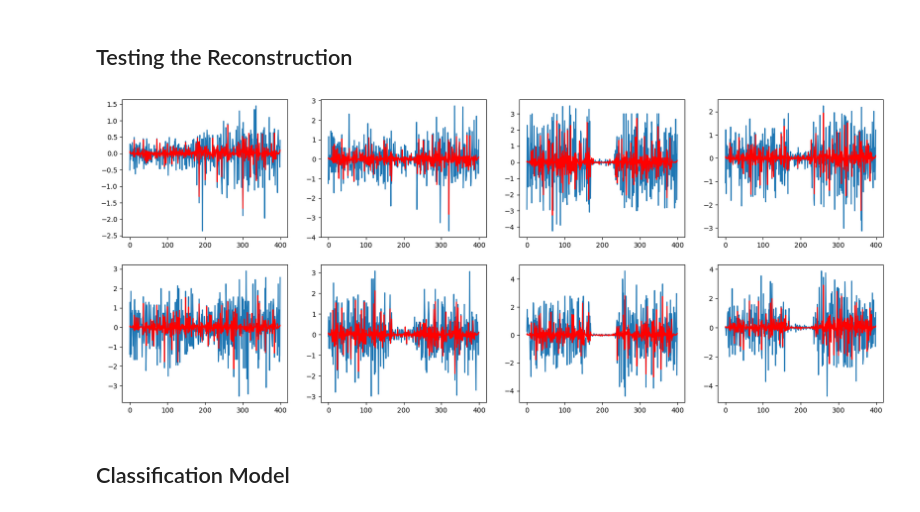
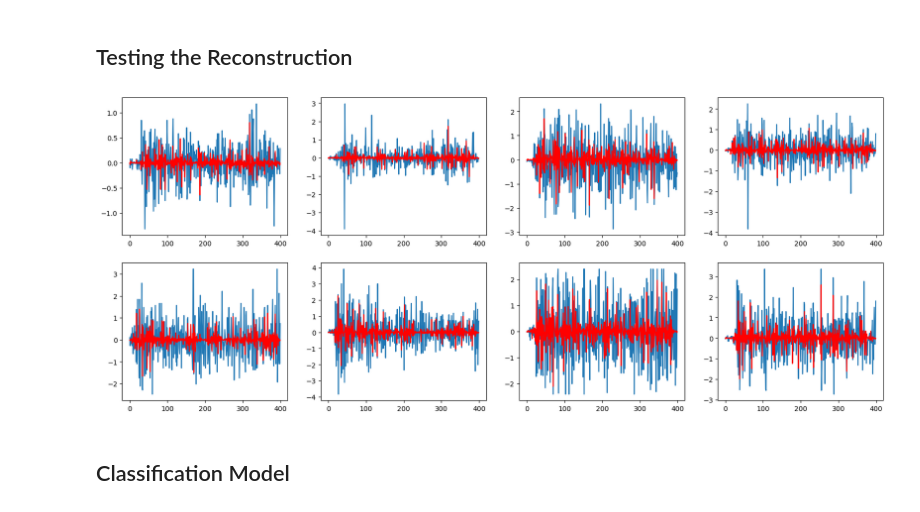
Before and after one commit to freek1/roshambo, a Jupyter notebook: Roshambo_autoencoder_scissor.ipynb, the cells around one changed output. Saved outputs shown, nothing was run; the diff lists cells and outputs as text; code cells hidden in the pictures.

```diff
--- a/Roshambo_autoencoder_scissor.ipynb
+++ b/Roshambo_autoencoder_scissor.ipynb
@@ -199,15 +197,15 @@ if not os.path.exists(dir_loaders):
 # torch.save(scissor_dataloader, os.path.join(dir_loaders, 'scissor_dataloader.pt'))
 # %%
 # load all loaders
-rock_tr_loader = torch.load(os.path.join(dir_loaders, 'rock_tr_loader.pt'))
-rock_val_loader = torch.load(os.path.join(dir_loaders, 'rock_val_loader.pt'))
-paper_tr_loader = torch.load(os.path.join(dir_loaders, 'paper_tr_loader.pt'))
-paper_val_loader = torch.load(os.path.join(dir_loaders, 'paper_val_loader.pt'))
-scissor_tr_loader = torch.load(os.path.join(dir_loaders, 'scissor_tr_loader.pt'))
-scissor_val_loader = torch.load(os.path.join(dir_loaders, 'scissor_val_loader.pt'))
-rock_dataloader = torch.load(os.path.join(dir_loaders, 'rock_dataloader.pt'))
-paper_dataloader = torch.load(os.path.join(dir_loaders, 'paper_dataloader.pt'))
-scissor_dataloader = torch.load(os.path.join(dir_loaders, 'scissor_dataloader.pt'))
+rock_tr_loader = torch.load(os.path.join(dir_loaders, 'rock_tr_loader.pt'), weights_only=False)
+rock_val_loader = torch.load(os.path.join(dir_loaders, 'rock_val_loader.pt'), weights_only=False)
+paper_tr_loader = torch.load(os.path.join(dir_loaders, 'paper_tr_loader.pt'), weights_only=False)
+paper_val_loader = torch.load(os.path.join(dir_loaders, 'paper_val_loader.pt'), weights_only=False)
+scissor_tr_loader = torch.load(os.path.join(dir_loaders, 'scissor_tr_loader.pt'), weights_only=False)
+scissor_val_loader = torch.load(os.path.join(dir_loaders, 'scissor_val_loader.pt'), weights_only=False)
+rock_dataloader = torch.load(os.path.join(dir_loaders, 'rock_dataloader.pt'), weights_only=False)
+paper_dataloader = torch.load(os.path.join(dir_loaders, 'paper_dataloader.pt'), weights_only=False)
+scissor_dataloader = torch.load(os.path.join(dir_loaders, 'scissor_dataloader.pt'), weights_only=False)
 
 # check length of dataloaders
 print(f'Rock train loader length: {len(rock_tr_loader)}, Rock validation loader length: {len(rock_val_loader)}')
@@ -522,40 +572,40 @@ class_name = "scissor"
 
 data_loaders_autoencoder = scissor_tr_loader
 
-autoencoder_save_path = f"param_autoencoder_{class_name}_v1.pth"
+autoencoder_save_path = f"param_autoencoder_{class_name}_v2.pth"
 
-model = Autoencoder_type1(dropout_rate=0.2).cuda()
+model = Autoencoder_type1(dropout_rate=0.2).to(torch.device("mps"))
 model.load_state_dict(torch.load(autoencoder_save_path))
 
 model.eval()
 with torch.no_grad():
     for batch in data_loaders_autoencoder:
         inputs, label = batch
-        batch_reshaped = inputs.cuda()
+        batch_reshaped = inputs.to(torch.device("mps"))
         output, _ = model(batch_reshaped)
         sample_input = inputs[0].squeeze(0).detach().cpu().numpy()     # (channels, time)
         sample_output = output[0].squeeze(0).detach().cpu().numpy()
         fig, ax = plt.subplots(2, 4, figsize=(20, 8))
         ax[0,0].plot(sample_input[0])
         ax[0,0].plot(sample_output[0], alpha=1.0 , color='red')
         ax[0,1].plot(sample_input[1])
         ax[0,1].plot(sample_output[1], alpha=1.0 , color='red')
         ax[0,2].plot(sample_input[2])
         ax[0,2].plot(sample_output[2], alpha=1.0 , color='red')
         ax[0,3].plot(sample_input[3])
         ax[0,3].plot(sample_output[3], alpha=1.0 , color='red')
         ax[1,0].plot(sample_input[4])
         ax[1,0].plot(sample_output[4], alpha=1.0 , color='red')
         ax[1,1].plot(sample_input[5])
         ax[1,1].plot(sample_output[5], alpha=1.0 , color='red')
         ax[1,2].plot(sample_input[6])
         ax[1,2].plot(sample_output[6], alpha=1.0 , color='red')
         ax[1,3].plot(sample_input[7])
         ax[1,3].plot(sample_output[7], alpha=1.0 , color='red')
         plt.show()
         break
 # %% [output]
-[figure, old version]
+[figure, new version]
 # %% [markdown]
 ## Classification Model
 # %%
```
Also changed, not shown: parts of 10 cells of this notebook, 5 other files.
